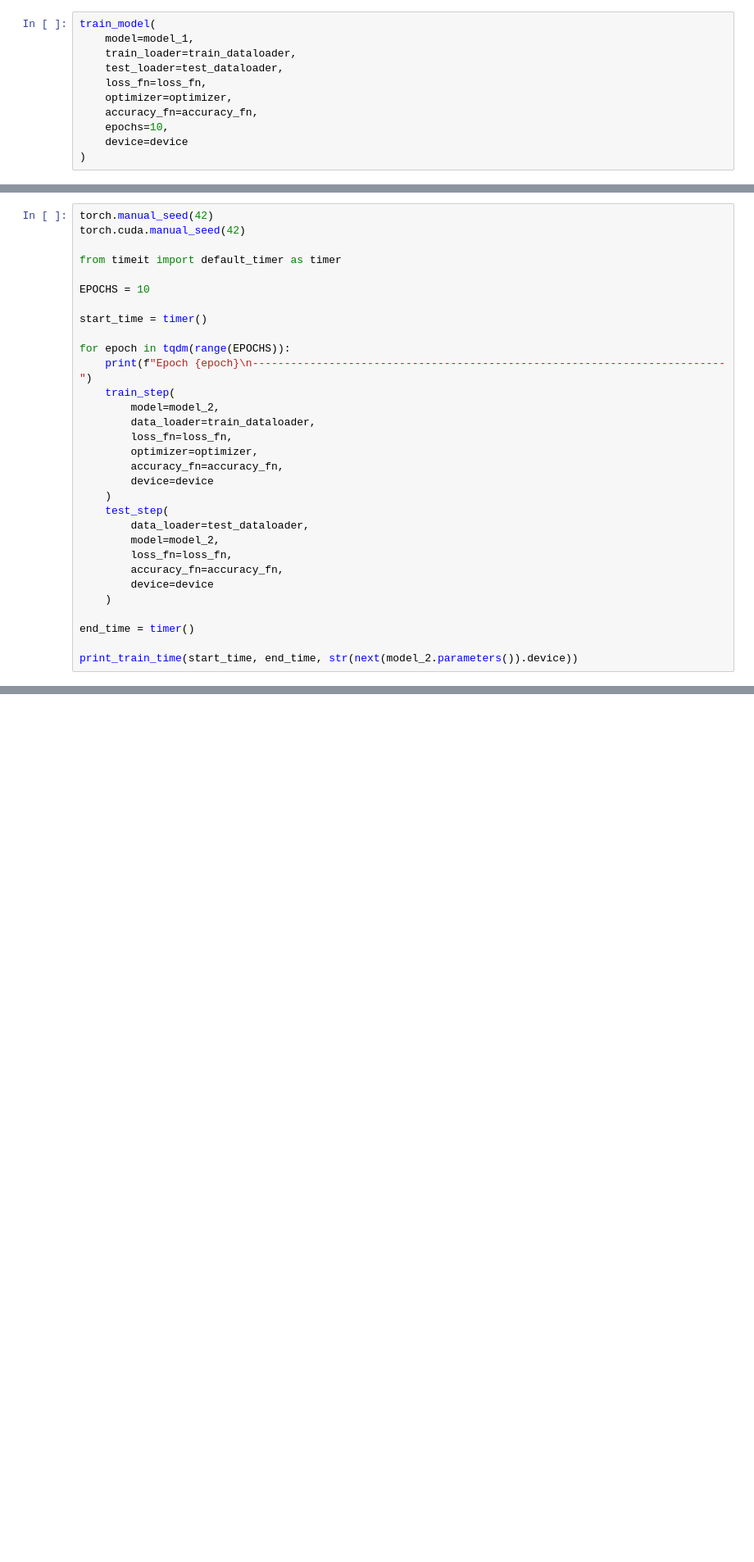
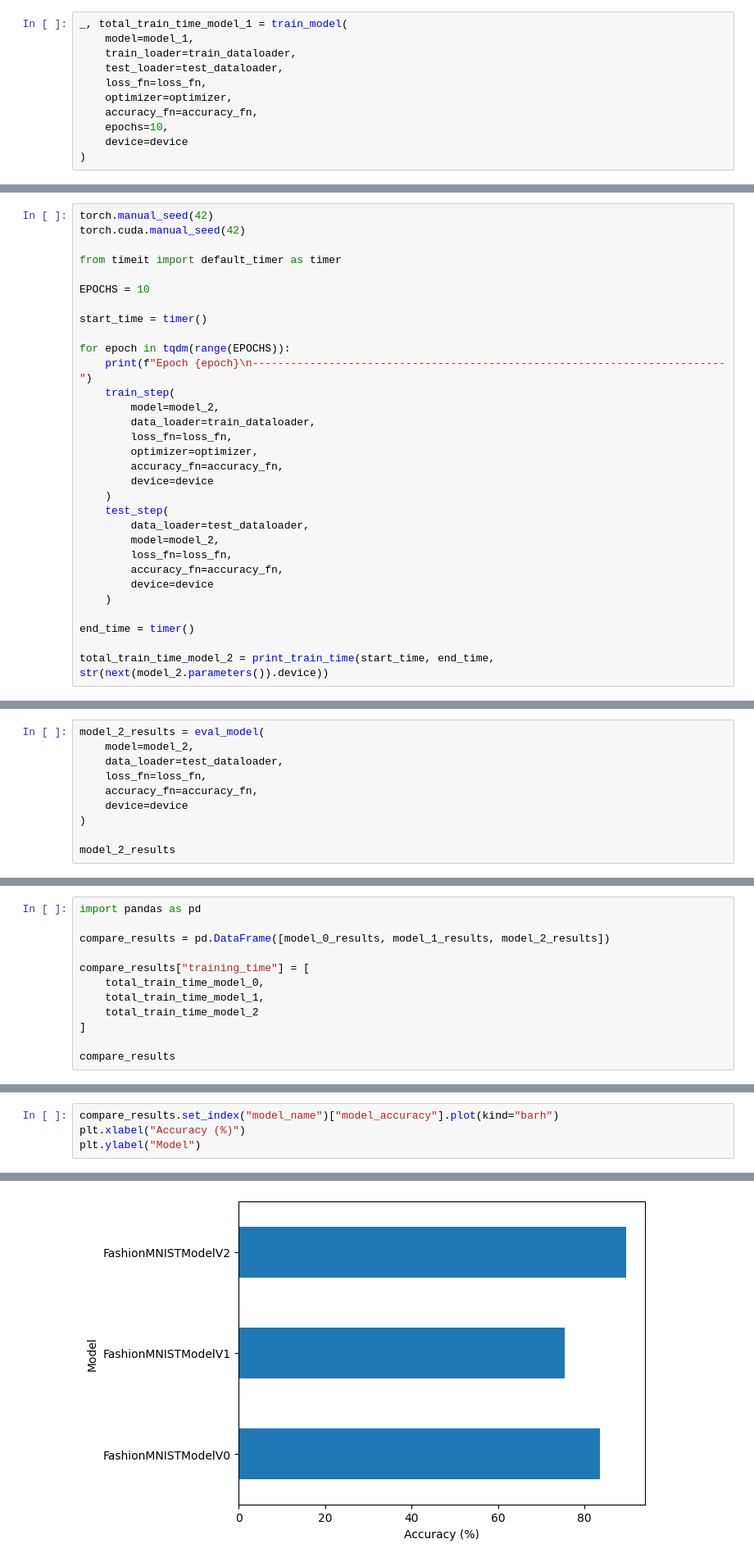
Before and after one commit to DinizMaths/PPGEEC2318_MACHINE_LEARNING, a Jupyter notebook: studies/pytorch/05_computer_vision.ipynb, the cells around one changed output, grey strips where cells are left out. Shown at 82% size. Saved outputs shown, nothing was run; the diff lists cells and outputs as text; blank space fills up the shorter version.

Commit message:
added evaluation in graph

```diff
--- a/studies/pytorch/05_computer_vision.ipynb
+++ b/studies/pytorch/05_computer_vision.ipynb
@@ -583,5 +582,5 @@ def train_model(
 # %%
-train_model(
+_, total_train_time_model_1 = train_model(
     model=model_1,
     train_loader=train_dataloader,
     test_loader=test_dataloader,
@@ -1031,7 +1021,7 @@ for epoch in tqdm(range(EPOCHS)):
 
 end_time = timer()
 
-print_train_time(start_time, end_time, str(next(model_2.parameters()).device))
+total_train_time_model_2 = print_train_time(start_time, end_time, str(next(model_2.parameters()).device))
 # %% [output]
 Epoch 0
 --------------------------------------------------------------------------
@@ -1159,0 +1077,10 @@ class FashionMNISTModelV3(nn.Module):
+# %%
+model_2_results = eval_model(
+    model=model_2,
+    data_loader=test_dataloader,
+    loss_fn=loss_fn,
+    accuracy_fn=accuracy_fn,
+    device=device
+)
+
+model_2_results
@@ -1159,0 +1093,12 @@ class FashionMNISTModelV3(nn.Module):
+# %%
+import pandas as pd
+
+compare_results = pd.DataFrame([model_0_results, model_1_results, model_2_results])
+
+compare_results["training_time"] = [
+    total_train_time_model_0,
+    total_train_time_model_1,
+    total_train_time_model_2
+]
+
+compare_results
@@ -1159,0 +1110,5 @@ class FashionMNISTModelV3(nn.Module):
+# %%
+compare_results.set_index("model_name")["model_accuracy"].plot(kind="barh")
+plt.xlabel("Accuracy (%)")
+plt.ylabel("Model")
+# %% [output]
@@ -1159,0 +1116 @@ class FashionMNISTModelV3(nn.Module):
+[figure, added]
```
Also changed, not shown: parts of 22 cells of this notebook.
